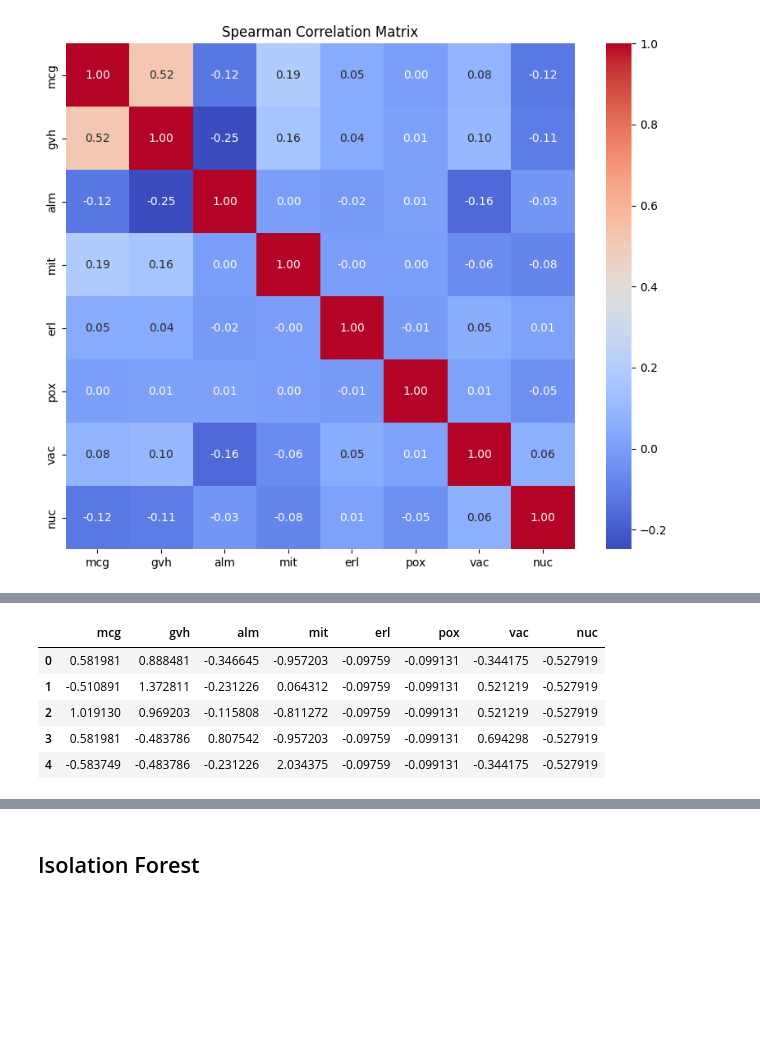
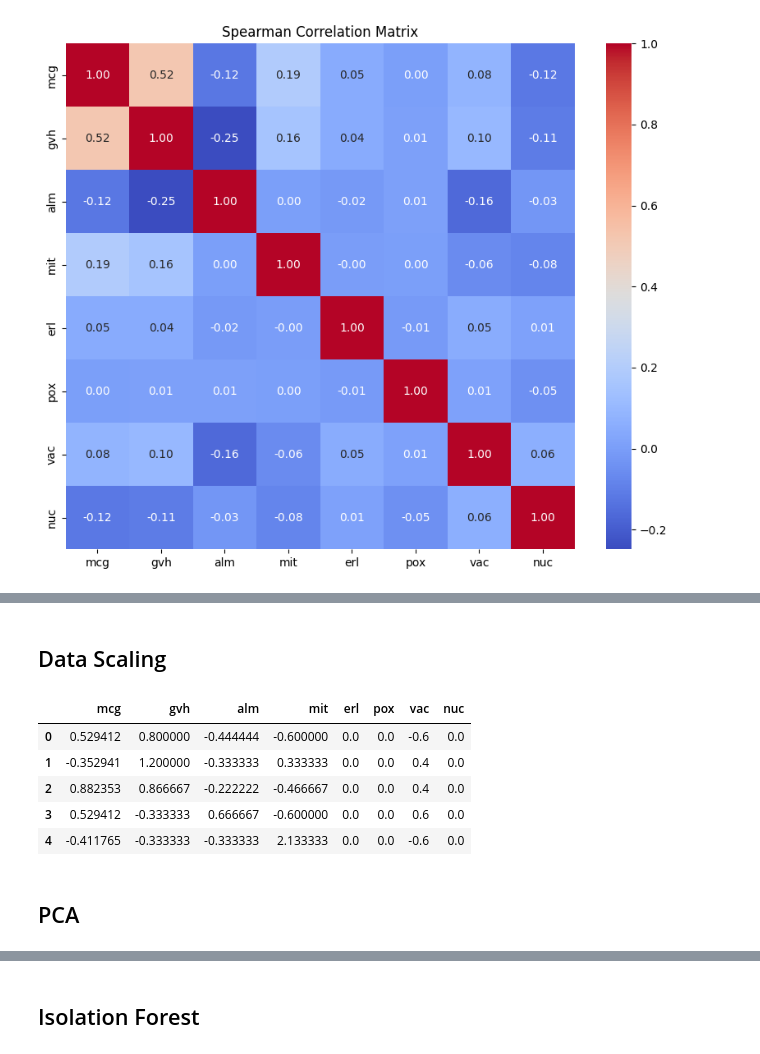
Before and after one commit to longle0702/anomaly-detection-yeast, a Jupyter notebook: yeast-anomaly-detection.ipynb, the cells around one changed output, grey strips where cells are left out. Saved outputs shown, nothing was run; the diff lists cells and outputs as text; code cells hidden in the pictures; blank space fills up the shorter version.

```diff
--- a/yeast-anomaly-detection.ipynb
+++ b/yeast-anomaly-detection.ipynb
@@ -153,20 +173,0 @@ The graph belows proves my point
-# %%
-n = 7 # choosing 7 because we have 8 features in the dataset
-explained_variance = []
-
-for i in range(1, n+1):
-    pca = PCA(n_components=i)
-    pca.fit(df_main)
-    explained_variance.append(pca.explained_variance_ratio_.sum())
-
-plt.figure(figsize=(8,5))
-plt.plot(range(1, n+1), explained_variance, marker='o', linestyle='--')
-plt.xlabel('Number of Components')
-plt.ylabel('Cumulative Explained Variance')
-plt.title('PCA Elbow Method')
-plt.grid(True)
-
-for i, var in enumerate(explained_variance, start=1):
-    plt.text(i, var + 0.01, f"{var:.2f}", ha='center')
-
-plt.show()
@@ -202,12 +193,16 @@ But before that, I will scale the data using Standard Scaler to make sure that a
+# %% [markdown]
+## Data Scaling
 # %%
-scaler = StandardScaler()
+scaler = RobustScaler()
 df_scaled = scaler.fit_transform(df_main)
 df_scaled = pd.DataFrame(df_scaled, columns=df_main.columns)
 df_scaled.head()
 # %% [output]
 |  | mcg | gvh | alm | mit | erl | pox | vac | nuc |
-| 0 | 0.581981 | 0.888481 | -0.346645 | -0.957203 | -0.09759 | -0.099131 | -0.344175 | -0.527919 |
-| 1 | -0.510891 | 1.372811 | -0.231226 | 0.064312 | -0.09759 | -0.099131 | 0.521219 | -0.527919 |
-| 2 | 1.019130 | 0.969203 | -0.115808 | -0.811272 | -0.09759 | -0.099131 | 0.521219 | -0.527919 |
-| 3 | 0.581981 | -0.483786 | 0.807542 | -0.957203 | -0.09759 | -0.099131 | 0.694298 | -0.527919 |
-| 4 | -0.583749 | -0.483786 | -0.231226 | 2.034375 | -0.09759 | -0.099131 | -0.344175 | -0.527919 |
+| 0 | 0.529412 | 0.800000 | -0.444444 | -0.600000 | 0.0 | 0.0 | -0.6 | 0.0 |
+| 1 | -0.352941 | 1.200000 | -0.333333 | 0.333333 | 0.0 | 0.0 | 0.4 | 0.0 |
+| 2 | 0.882353 | 0.866667 | -0.222222 | -0.466667 | 0.0 | 0.0 | 0.4 | 0.0 |
+| 3 | 0.529412 | -0.333333 | 0.666667 | -0.600000 | 0.0 | 0.0 | 0.6 | 0.0 |
+| 4 | -0.411765 | -0.333333 | -0.333333 | 2.133333 | 0.0 | 0.0 | -0.6 | 0.0 |
+# %% [markdown]
+## PCA
```
Also changed, not shown: parts of 80 cells of this notebook.
